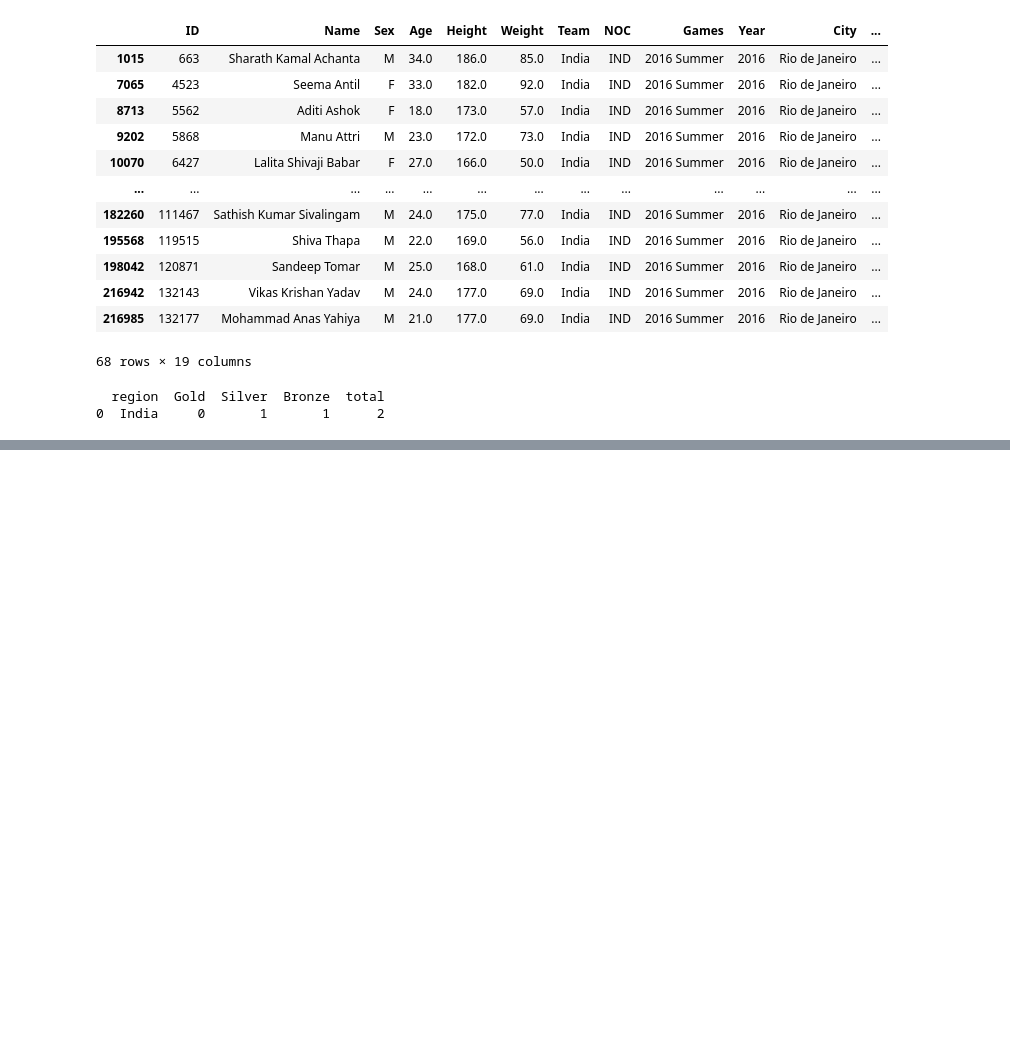
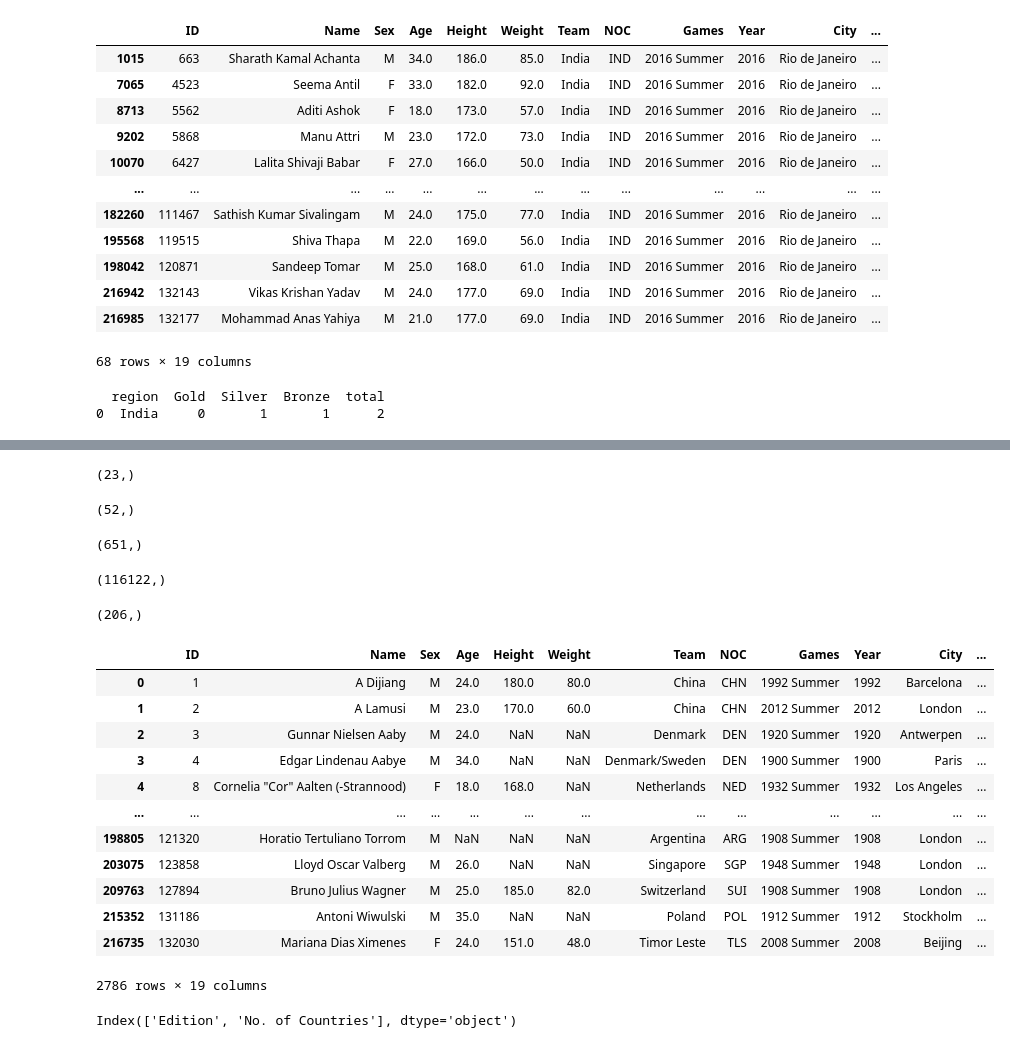
Before and after one commit to integral05/Machine_Learning, a Jupyter notebook: Olympics_Data_Analysis_Project/analysisNotebook.ipynb, the cells around one changed output, grey strips where cells are left out. Drawn from its saved outputs; the diff is of its cells as text; code cells hidden in the pictures; blank space fills up the shorter version.

```diff
--- a/Olympics_Data_Analysis_Project/analysisNotebook.ipynb
+++ b/Olympics_Data_Analysis_Project/analysisNotebook.ipynb
@@ -441,0 +453,36 @@ fetch_medal_tally(year='2016',country="India")
+# %%
+df['City'].unique().shape
+# %% [output]
+(23,)
+# %%
+df['Sport'].unique().shape
+# %% [output]
+(52,)
+# %%
+df['Event'].unique().shape
+# %% [output]
+(651,)
+# %%
+df['Name'].unique().shape
+# %% [output]
+(116122,)
+# %%
+df['region'].unique().shape
+# %% [output]
+(206,)
+# %%
+df.drop_duplicates(['Year','region'])
+# %% [output]
+|  | ID | Name | Sex | Age | Height | Weight | Team | NOC | Games | Year | City | ... |
+| 0 | 1 | A Dijiang | M | 24.0 | 180.0 | 80.0 | China | CHN | 1992 Summer | 1992 | Barcelona | ... |
+| 1 | 2 | A Lamusi | M | 23.0 | 170.0 | 60.0 | China | CHN | 2012 Summer | 2012 | London | ... |
+| 2 | 3 | Gunnar Nielsen Aaby | M | 24.0 | NaN | NaN | Denmark | DEN | 1920 Summer | 1920 | Antwerpen | ... |
+| 3 | 4 | Edgar Lindenau Aabye | M | 34.0 | NaN | NaN | Denmark/Sweden | DEN | 1900 Summer | 1900 | Paris | ... |
+| 4 | 8 | Cornelia "Cor" Aalten (-Strannood) | F | 18.0 | 168.0 | NaN | Netherlands | NED | 1932 Summer | 1932 | Los Angeles | ... |
+| ... | ... | ... | ... | ... | ... | ... | ... | ... | ... | ... | ... | ... |
+| 198805 | 121320 | Horatio Tertuliano Torrom | M | NaN | NaN | NaN | Argentina | ARG | 1908 Summer | 1908 | London | ... |
+| 203075 | 123858 | Lloyd Oscar Valberg | M | 26.0 | NaN | NaN | Singapore | SGP | 1948 Summer | 1948 | London | ... |
+| 209763 | 127894 | Bruno Julius Wagner | M | 25.0 | 185.0 | 82.0 | Switzerland | SUI | 1908 Summer | 1908 | London | ... |
+| 215352 | 131186 | Antoni Wiwulski | M | 35.0 | NaN | NaN | Poland | POL | 1912 Summer | 1912 | Stockholm | ... |
+| 216735 | 132030 | Mariana Dias Ximenes | F | 24.0 | 151.0 | 48.0 | Timor Leste | TLS | 2008 Summer | 2008 | Beijing | ... |
+2786 rows × 19 columns
@@ -441,0 +491,5 @@ fetch_medal_tally(year='2016',country="India")
+# %%
+nations_over_time.rename(columns={'Year': 'Edition','count':'No. of Countries'},inplace=True)
+nations_over_time.columns
+# %% [output]
+Index(['Edition', 'No. of Countries'], dtype='object')
```
Also changed, not shown: parts of 18 cells of this notebook, 23 other files.
